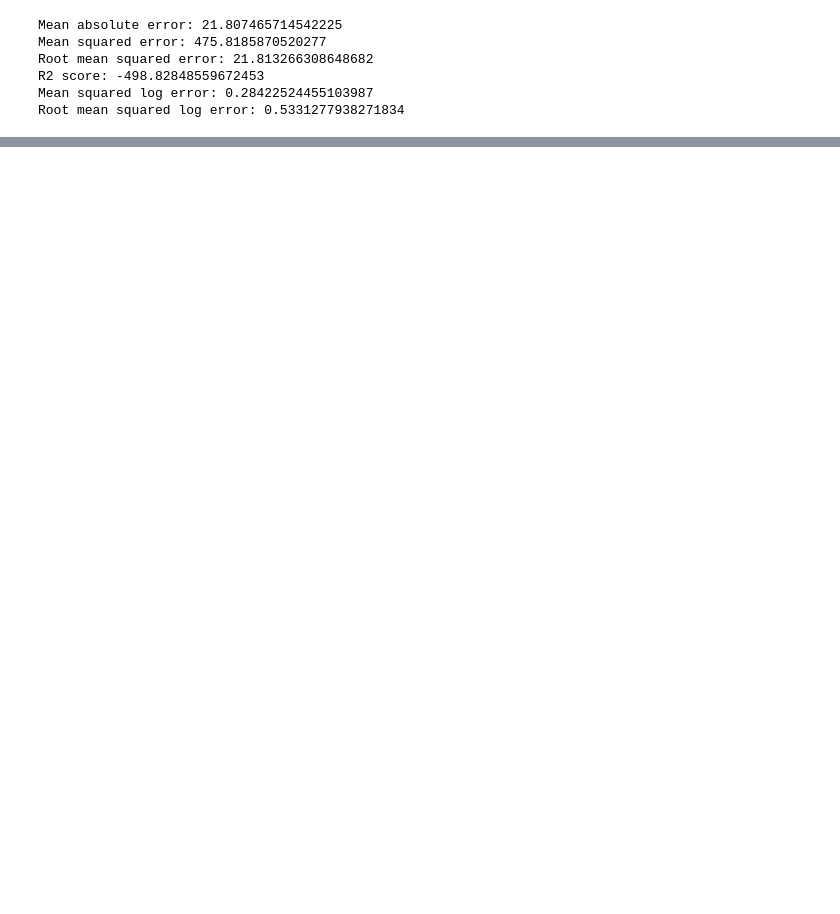
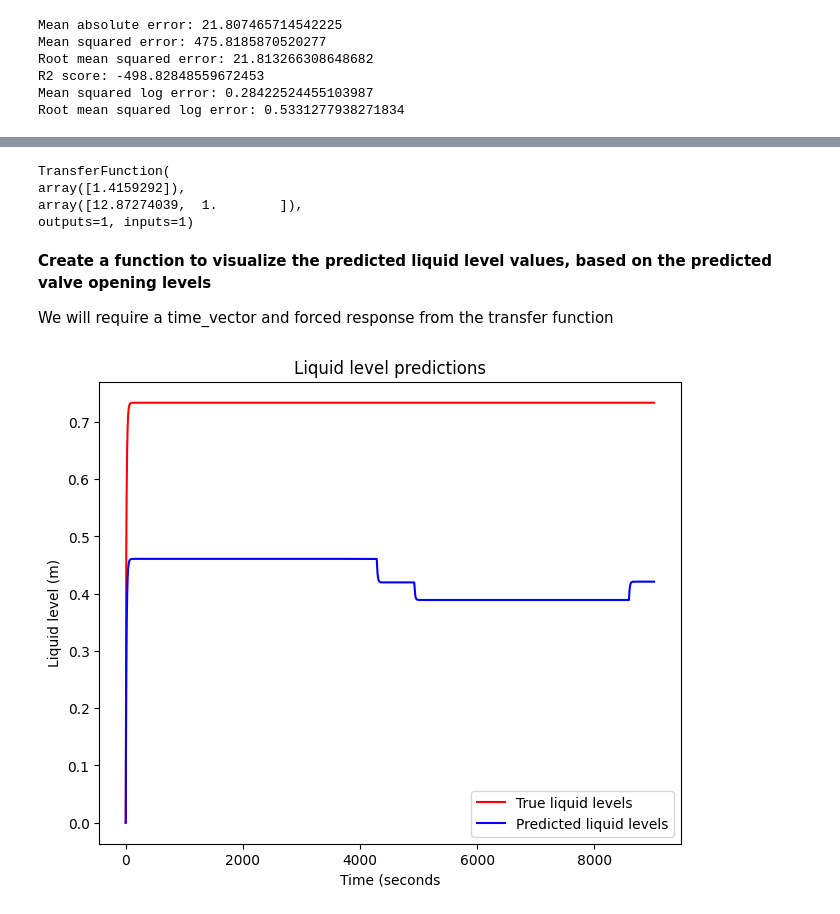
Before and after one commit to anshumanm329/ValvePredictionProject2, a Jupyter notebook: End-to-End-Valve-Prediction-Project-optimized-v1.ipynb, the cells around one changed output, grey strips where cells are left out. Saved outputs shown, nothing was run; the diff lists cells and outputs as text; code cells hidden in the pictures; blank space fills up the shorter version.

```diff
--- a/End-to-End-Valve-Prediction-Project-optimized-v1.ipynb
+++ b/End-to-End-Valve-Prediction-Project-optimized-v1.ipynb
@@ -548,0 +577,52 @@ Root mean squared log error: 0.7229915160135802
+# %%
+def create_transfer_function(nominal_level, valve_cross_section, tank_surface_area, valve_flow_coefficient = 1):
+    """
+    A function to create the transfer function of the control object of a liquid level control system
+    Takes the nominal liquid level, valve cross-section and surface area of the tank containing
+    the liquid as input
+    """
+    # Obtain the transfer coefficient K
+    K = (2*nominal_level)/valve_cross_section
+    # Obtain the time constant T
+    T = (np.sqrt(2*nominal_level/9.8))*(tank_surface_area/(valve_flow_coefficient*valve_cross_section))
+    # Obtain the transfer function
+    W_object = ct.tf([K],[T,1])
+    return W_object
+# %%
+W1 = create_transfer_function(0.8, 1.13, 36)
+W1
+# %% [output]
+TransferFunction(
+array([1.4159292]),
+array([12.87274039,  1.        ]),
+outputs=1, inputs=1)
+# %% [markdown]
+**Create a function to visualize the predicted liquid level values, based on the predicted valve opening levels**
+
+We will require a time_vector and forced response from the transfer function
+# %%
+def plot_liquid_levels(W, df, y_true, y_preds, valve_area, fig_size = fig_size):
+    """
+    A function to plot the predicted liquid level values at the output of the function based on the predicted valve opening levels
+    Valve cross-section is required here in order to simulate the regulating valve
+    W: Transfer function of the control object
+    df: Input dataframe
+    """
+    # Get a time_vector
+    time_vector = np.linspace(0, len(df), df.Time.size)
+    # Get the forced responses for the true liquid levels
+    time_returned_1, sysout = ct.forced_response(0.01*W, time_vector, y_true)
+    time_returned_2, sysout2 = ct.forced_response(0.01*W, time_vector, y_preds)
+    # Create the plots
+    fig, ax = plt.subplots(figsize = fig_size)
+    ax.plot(time_returned_1, sysout, c = "red", label = "True liquid levels")
+    ax.plot(time_returned_2, sysout2, c = "blue", label = "Predicted liquid levels")
+    ax.set(xlabel = "Time (seconds",
+           ylabel = "Liquid level (m)",
+           title = "Liquid level predictions")
+    ax.legend();
+# %%
+# Test the function out
+plot_liquid_levels(W = W1, df = df_test_dataset_1, y_true = y_test_1, y_preds = y_preds_1, valve_area = 1.13)
+# %% [output]
+[figure, added]
```
Also changed, not shown: parts of 9 cells of this notebook.
